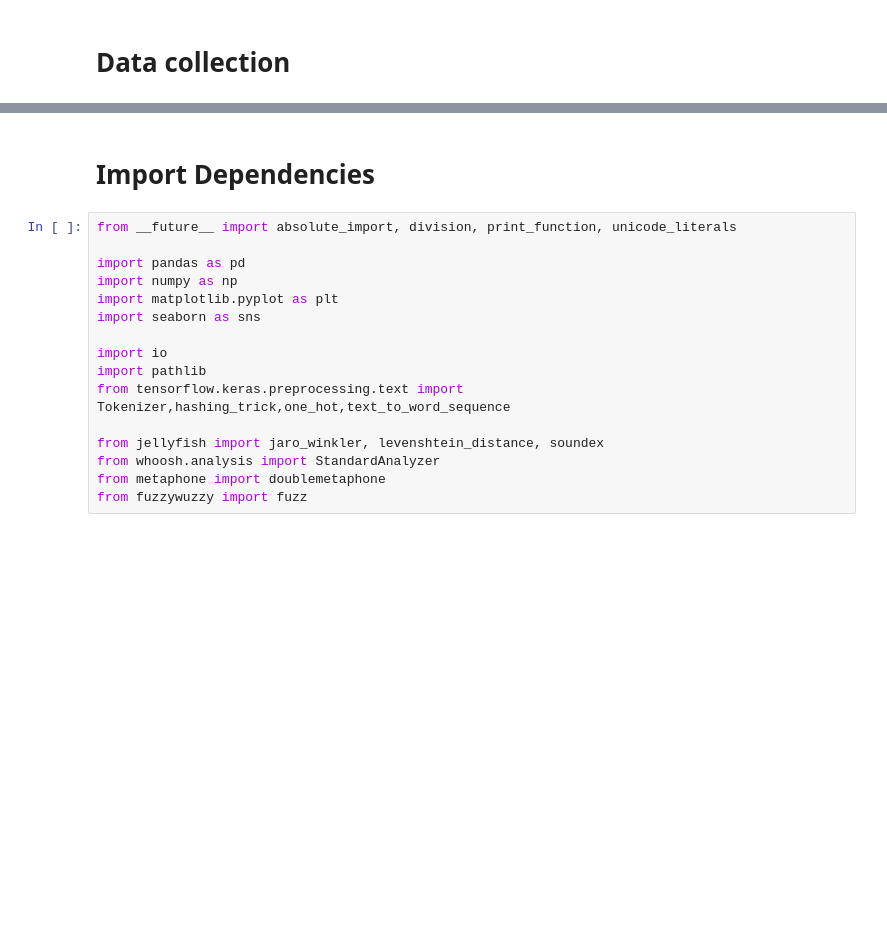
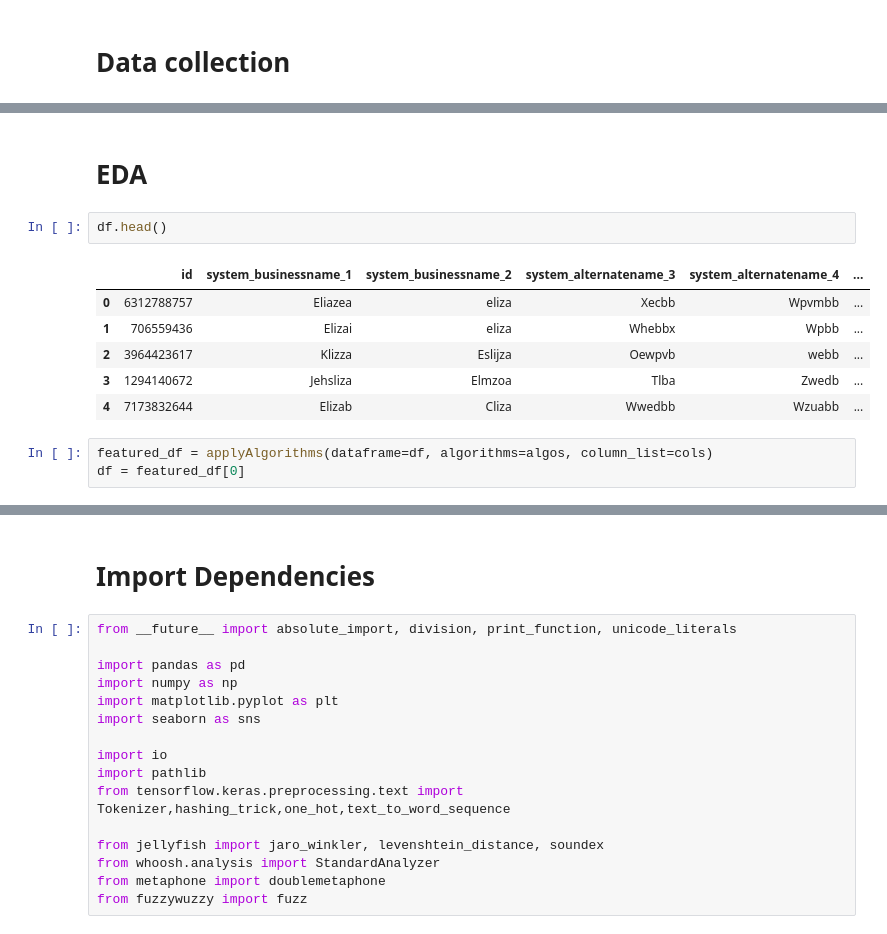
Before and after one commit to sachin032/TensorFlow, a Jupyter notebook: Exercise-1.ipynb, the cells around one changed output, grey strips where cells are left out. Saved outputs shown, nothing was run; the diff lists cells and outputs as text; blank space fills up the shorter version.

```diff
--- a/Exercise-1.ipynb
+++ b/Exercise-1.ipynb
@@ -68,0 +96,14 @@ Saving BigData.csv to BigData (3).csv
+# %% [markdown]
+# **EDA**
+# %%
+df.head()
+# %% [output]
+|  | id | system_businessname_1 | system_businessname_2 | system_alternatename_3 | system_alternatename_4 | ... |
+| 0 | 6312788757 | Eliazea | eliza | Xecbb | Wpvmbb | ... |
+| 1 | 706559436 | Elizai | eliza | Whebbx | Wpbb | ... |
+| 2 | 3964423617 | Klizza | Eslijza | Oewpvb | webb | ... |
+| 3 | 1294140672 | Jehsliza | Elmzoa | Tlba | Zwedb | ... |
+| 4 | 7173832644 | Elizab | Cliza | Wwedbb | Wzuabb | ... |
+# %%
+featured_df = applyAlgorithms(dataframe=df, algorithms=algos, column_list=cols)
+df = featured_df[0]
```
Also changed, not shown: parts of 16 cells of this notebook.
